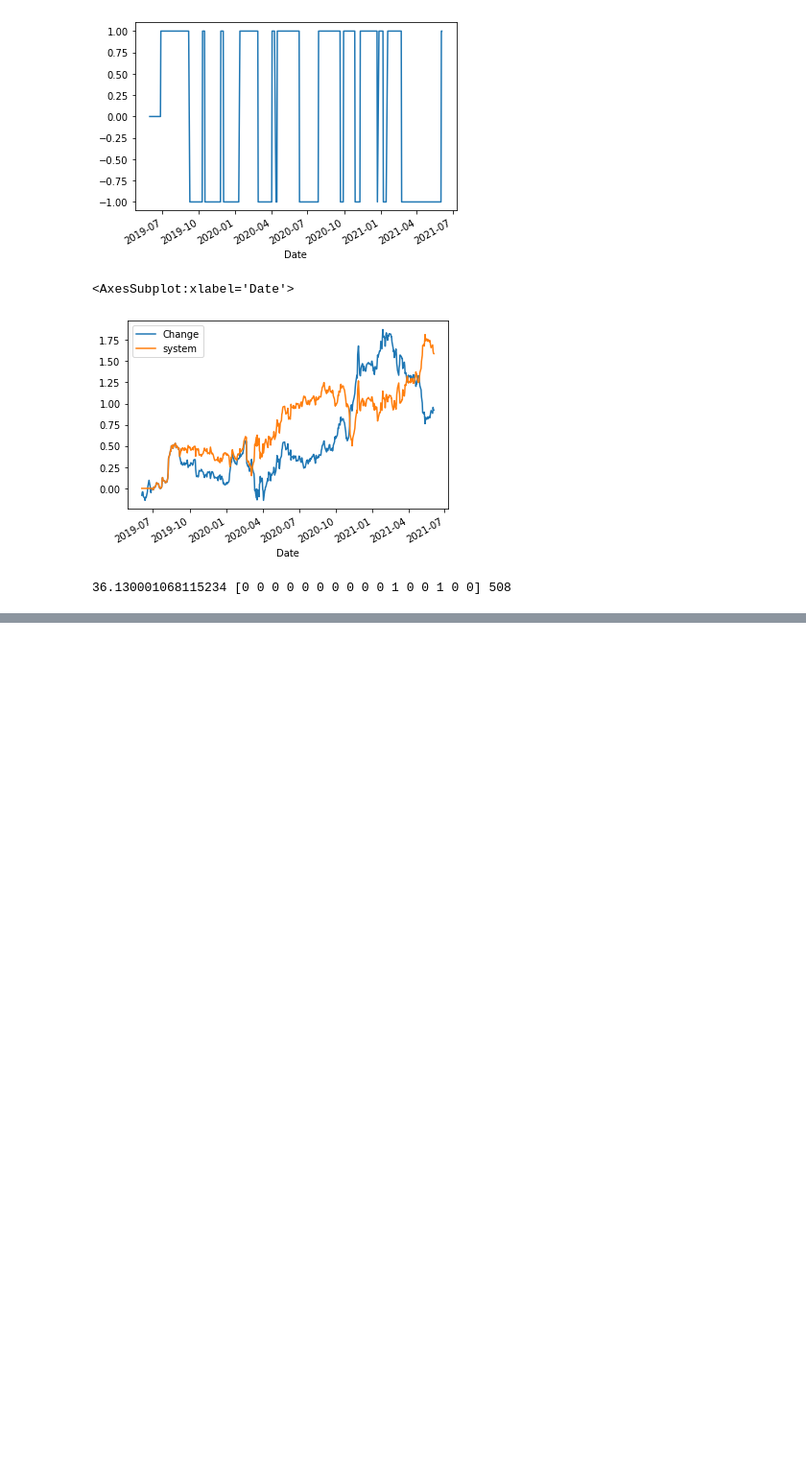
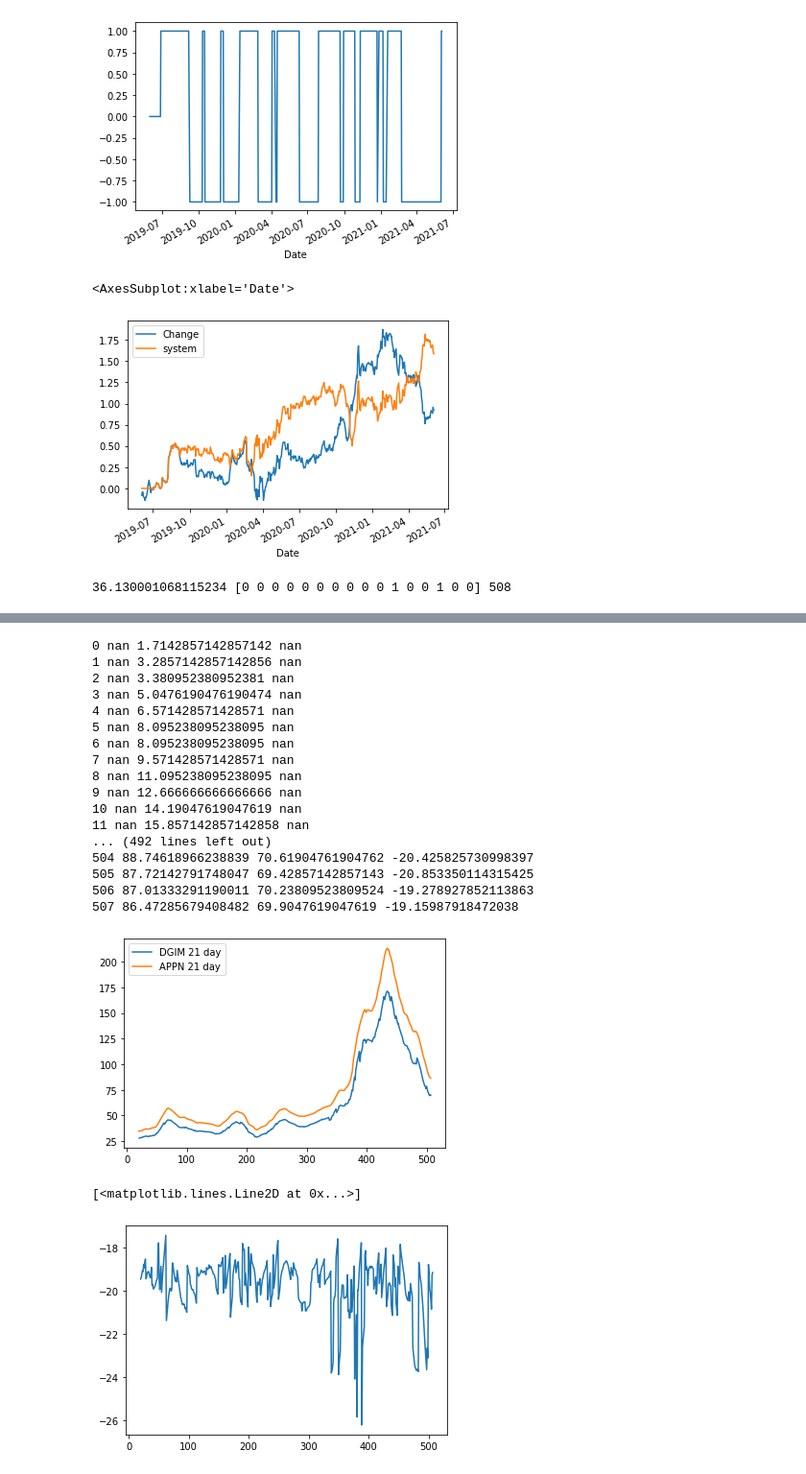
Before and after one commit to bhiln/stock-market-trends, a Jupyter notebook: APPN-DGIM.ipynb, the cells around one changed output, grey strips where cells are left out. Shown: that part at 96% size. Drawn from its saved outputs; the diff is of its cells as text; code cells hidden in the pictures; blank space fills up the shorter version.

```diff
--- a/APPN-DGIM.ipynb
+++ b/APPN-DGIM.ipynb
@@ -190,0 +172,31 @@ plt.show()
+# %%
+dgim_21day = DGIMMovingAverage(21, appn_21day_list, False)
+plt.clf()
+plt.plot(range(len(dgim_21day.mov_avg)), dgim_21day.mov_avg, label = "DGIM 21 day")
+plt.plot(range(len(dgim_21day.mov_avg)), appn_21day_list, label = "APPN 21 day")
+plt.legend()
+plt.show()
+
+plt.clf()
+plt.plot(range(len(dgim_21day.mov_avg)), dgim_21day.error, label = "DGIM 21day error")
+# %% [output]
+0 nan 1.7142857142857142 nan
+1 nan 3.2857142857142856 nan
+2 nan 3.380952380952381 nan
+3 nan 5.0476190476190474 nan
+4 nan 6.571428571428571 nan
+5 nan 8.095238095238095 nan
+6 nan 8.095238095238095 nan
+7 nan 9.571428571428571 nan
+8 nan 11.095238095238095 nan
+9 nan 12.666666666666666 nan
+10 nan 14.19047619047619 nan
+11 nan 15.857142857142858 nan
+... (492 lines left out)
+504 88.74618966238839 70.61904761904762 -20.425825730998397
+505 87.72142791748047 69.42857142857143 -20.853350114315425
+506 87.01333291190011 70.23809523809524 -19.278927852113863
+507 86.47285679408482 69.9047619047619 -19.15987918472038
+[figure, added]
+[<matplotlib.lines.Line2D at 0x...>]
+[figure, added]
```
Also changed, not shown: parts of 7 cells of this notebook.
